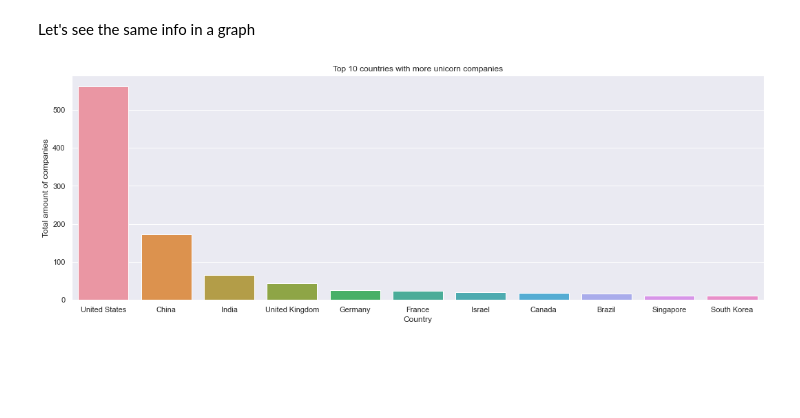
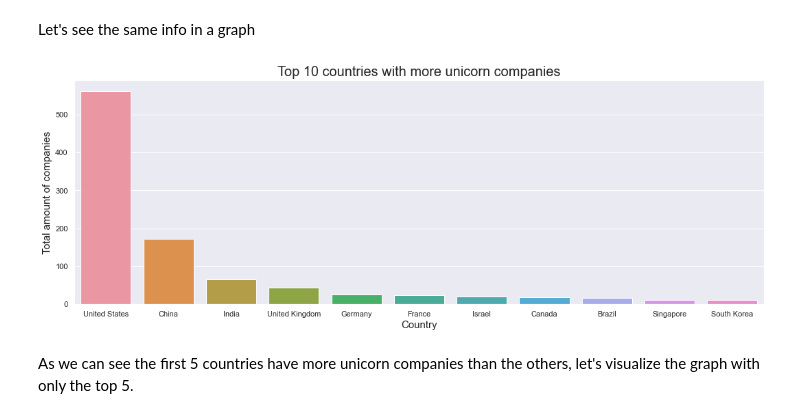
Before and after one commit to rromerov/Data-Science-Projects, a Jupyter notebook: data_analysis/unicorn_companies.ipynb, the cells around one changed output. Saved outputs shown, nothing was run; the diff lists cells and outputs as text; code cells hidden in the pictures; blank space fills up the shorter version.

```diff
--- a/data_analysis/unicorn_companies.ipynb
+++ b/data_analysis/unicorn_companies.ipynb
@@ -178,11 +178,17 @@ top10
 # %% [markdown]
 Let's see the same info in a graph
 # %%
-sns.barplot(x="country",y="company",data=top10)
-sns.set(rc={'figure.figsize':(18,6)})
-plt.title("Top 10 countries with more unicorn companies")
-plt.xlabel("Country")
-plt.ylabel("Total amount of companies")
-plt.show()
+def plot_top(x,y,data, top,fs_title,fs_xy):
+    sns.barplot(x=x,y=y,data=data)
+    sns.set(rc={'figure.figsize':(18,6)})
+    title="Top %s countries with more unicorn companies" % top
+    plt.title(title,fontsize=fs_title)
+    plt.xlabel("Country",fontsize=fs_xy)
+    plt.ylabel("Total amount of companies",fontsize=fs_xy)
+    plt.show()
-# %% [output]
-[figure, removed]
+# %%
+plot_top("country","company",top10,10,20,15)
+# %% [output]
+[figure, added]
+# %% [markdown]
+As we can see the first 5 countries have more unicorn companies than the others, let's visualize the graph with only the top 5.
```
Also changed, not shown: parts of 14 cells of this notebook.
